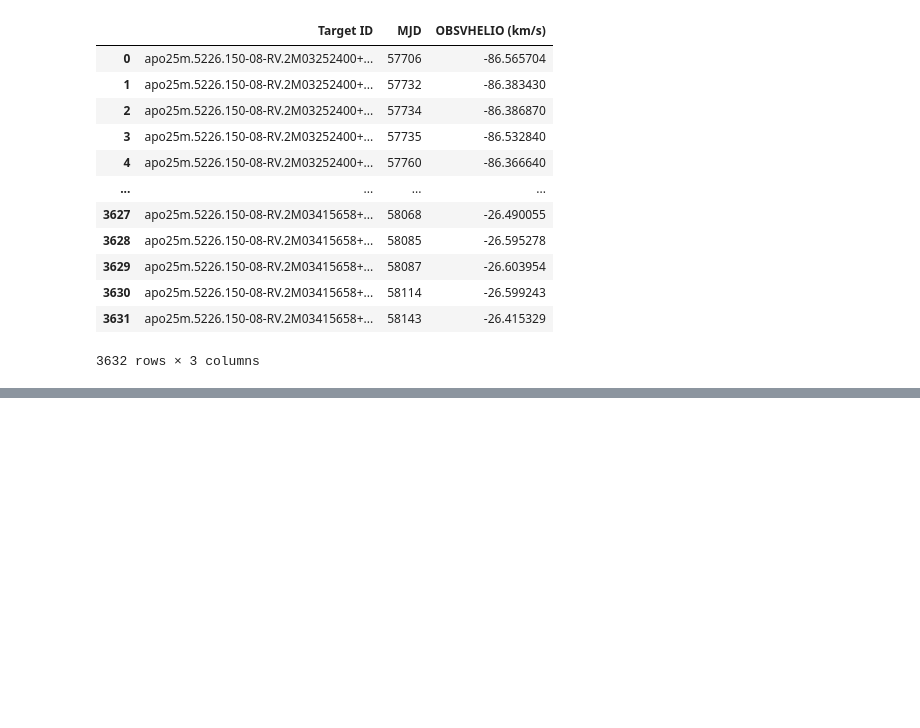
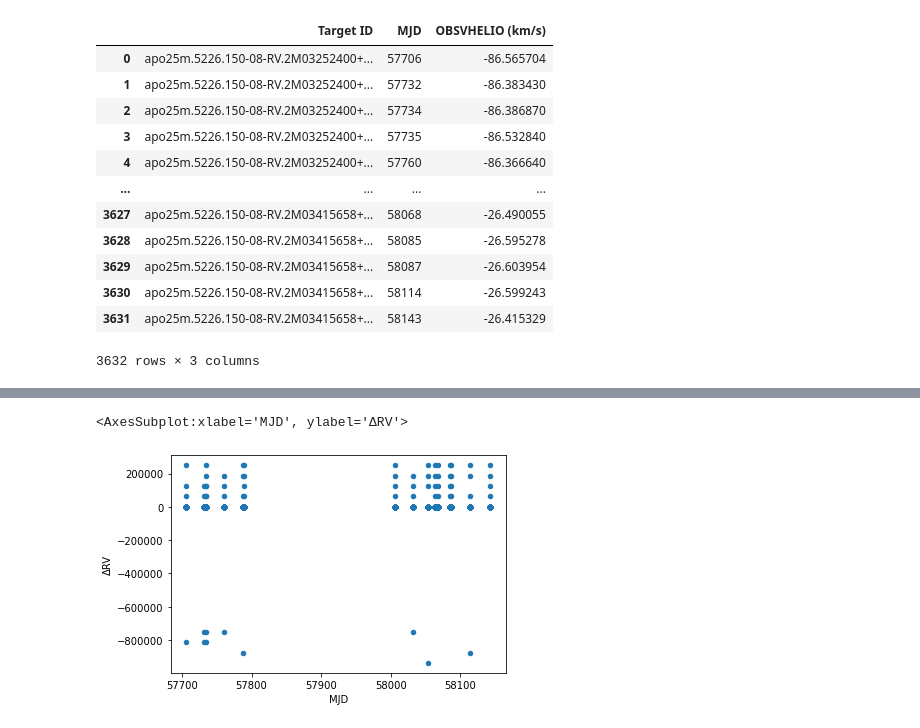
Before and after one commit to youais/senior-thesis, a Jupyter notebook: plate9290_RV_pca.ipynb, the cells around one changed output, grey strips where cells are left out. Saved outputs shown, nothing was run; the diff lists cells and outputs as text; code cells hidden in the pictures; blank space fills up the shorter version.

Commit message:
delta rv plot update

```diff
--- a/plate9290_RV_pca.ipynb
+++ b/plate9290_RV_pca.ipynb
@@ -31,0 +37,5 @@ df
+# %%
+# Identify list of unique targets
+
+unique_targets = Counter(df['Target ID'])
+unique_targets_list = unique_targets.keys()
@@ -31,0 +46,25 @@ df
+# %%
+# Obtain average RV and ΔRV for each target
+
+all_delta_rvs = []
+all_avg_rvs = []
+
+for target in unique_targets_list:
+    target_df = df[df['Target ID'] == target]
+    target_rvs = list(target_df['OBSVHELIO (km/s)'])
+    avg_rv = sum(list(target_df['OBSVHELIO (km/s)'])) / 16
+    delta_rvs = []
+    for trv in target_rvs:
+        delta_rv = abs(avg_rv) - abs(trv)
+        delta_rvs.append(delta_rv)
+        all_avg_rvs.append(avg_rv)
+        # print(abs(trv))
+        # print(delta_rv)
+    # print(target_rvs)
+    all_delta_rvs.append(delta_rvs)
+    # print(avg_rv)
+# %%
+# Flatten list of all ΔRVs
+
+flat_all_delta_rvs = [item for sublist in all_delta_rvs for item in sublist]
+# flat_all_delta_rvs
@@ -31,0 +75,5 @@ df
+# %%
+# Add average RV and ΔRV columns to dataframe
+
+df['Avg RV'] = all_avg_rvs
+df['ΔRV'] = flat_all_delta_rvs
@@ -31,0 +98,7 @@ df
+# %%
+# Initial plot - lots of unexpected outliers?
+
+df.plot(x = 'MJD', y = 'ΔRV', kind = 'scatter')
+# %% [output]
+<AxesSubplot:xlabel='MJD', ylabel='ΔRV'>
+[figure, added]
```
Also changed, not shown: parts of 30 cells of this notebook, 1 other file.
